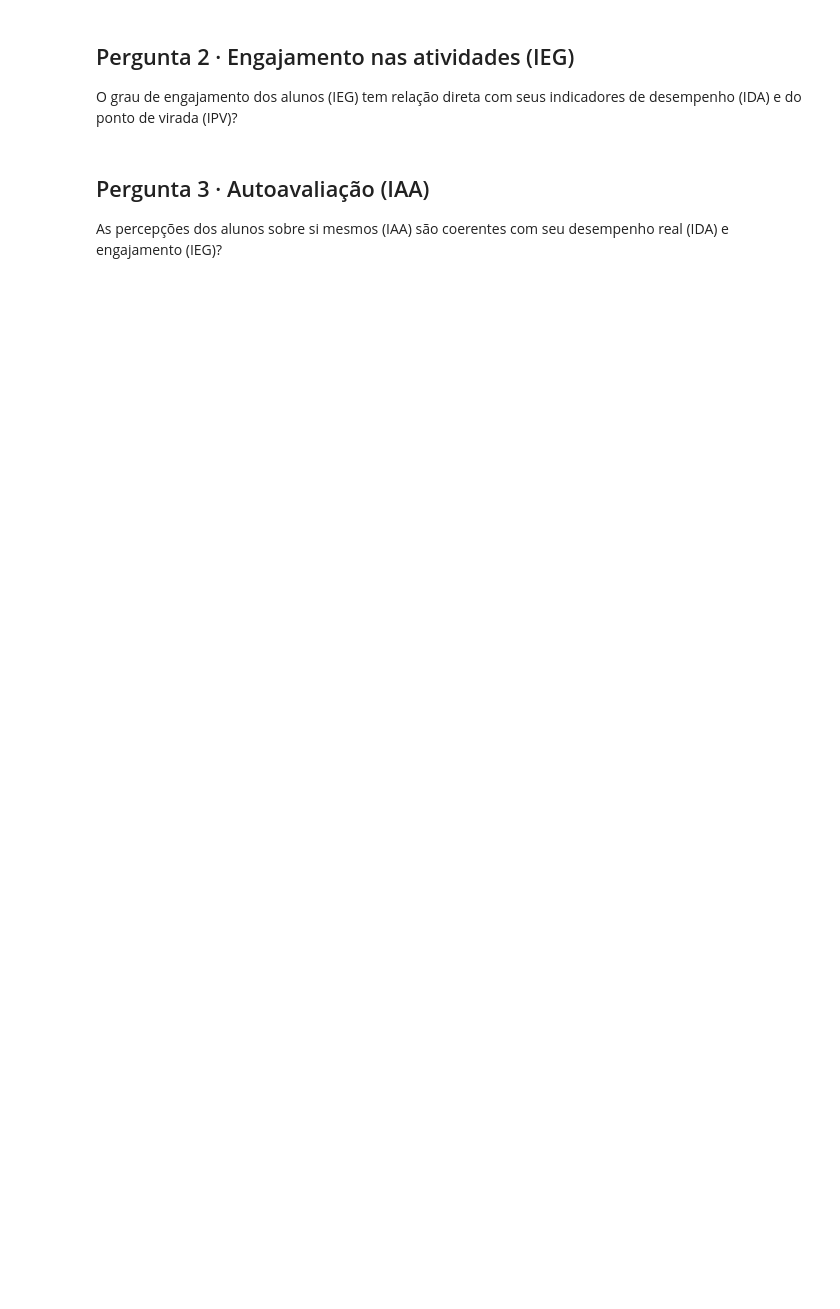
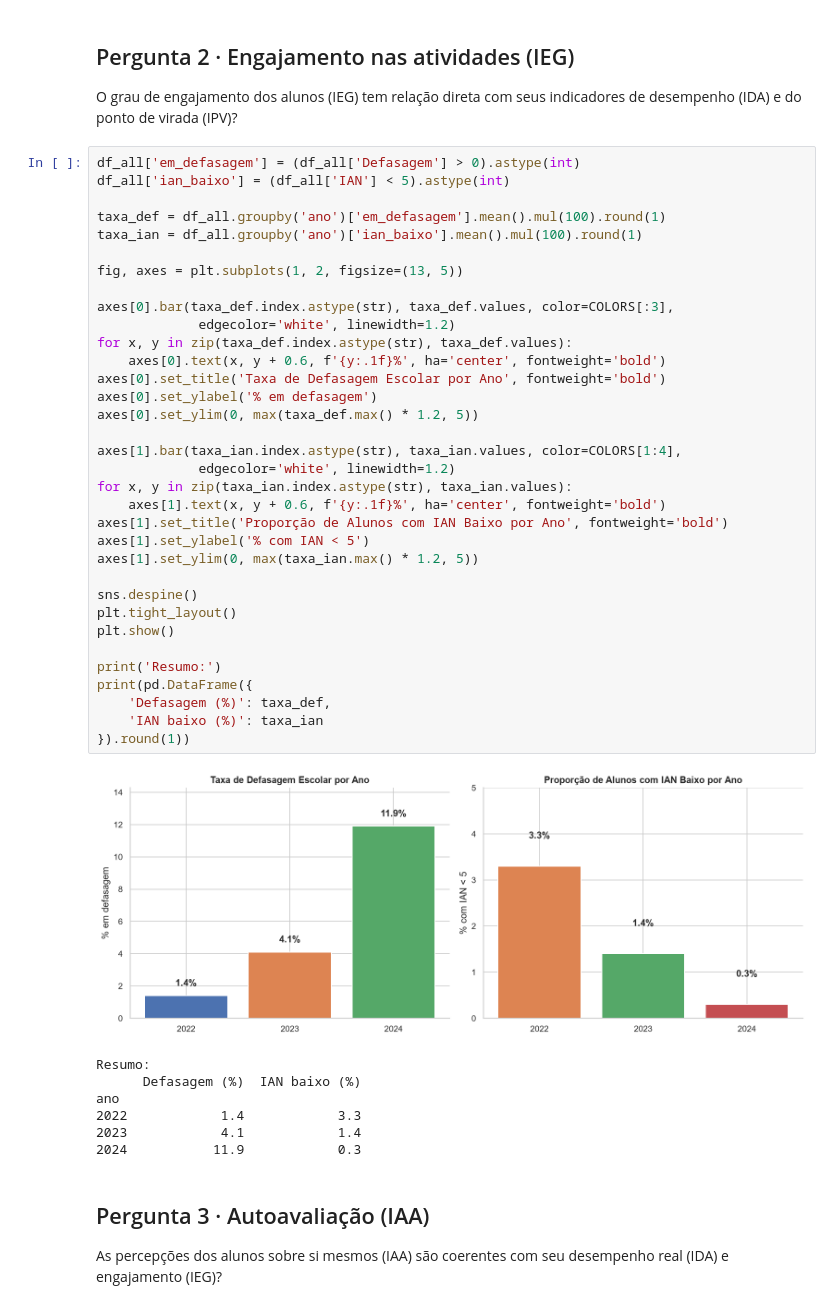
Before and after one commit to Jonathan-Paixao/datathon-fiap, a Jupyter notebook: eda/EDA_PassosMagicos.ipynb, the cells around one changed output. Saved outputs shown, nothing was run; the diff lists cells and outputs as text; blank space fills up the shorter version.

```diff
--- a/eda/EDA_PassosMagicos.ipynb
+++ b/eda/EDA_PassosMagicos.ipynb
@@ -221,6 +254,48 @@ fig, axes = plt.subplots(1, 2, figsize=(14, 5))
 ## Pergunta 2 · Engajamento nas atividades (IEG)
 
 O grau de engajamento dos alunos (IEG) tem relação direta com seus indicadores de desempenho (IDA) e do ponto de virada (IPV)?
+# %%
+df_all['em_defasagem'] = (df_all['Defasagem'] > 0).astype(int)
+df_all['ian_baixo'] = (df_all['IAN'] < 5).astype(int)
+
+taxa_def = df_all.groupby('ano')['em_defasagem'].mean().mul(100).round(1)
+taxa_ian = df_all.groupby('ano')['ian_baixo'].mean().mul(100).round(1)
+
+fig, axes = plt.subplots(1, 2, figsize=(13, 5))
+
+axes[0].bar(taxa_def.index.astype(str), taxa_def.values, color=COLORS[:3],
+             edgecolor='white', linewidth=1.2)
+for x, y in zip(taxa_def.index.astype(str), taxa_def.values):
+    axes[0].text(x, y + 0.6, f'{y:.1f}%', ha='center', fontweight='bold')
+axes[0].set_title('Taxa de Defasagem Escolar por Ano', fontweight='bold')
+axes[0].set_ylabel('% em defasagem')
+axes[0].set_ylim(0, max(taxa_def.max() * 1.2, 5))
+
+axes[1].bar(taxa_ian.index.astype(str), taxa_ian.values, color=COLORS[1:4],
+             edgecolor='white', linewidth=1.2)
+for x, y in zip(taxa_ian.index.astype(str), taxa_ian.values):
+    axes[1].text(x, y + 0.6, f'{y:.1f}%', ha='center', fontweight='bold')
+axes[1].set_title('Proporção de Alunos com IAN Baixo por Ano', fontweight='bold')
+axes[1].set_ylabel('% com IAN < 5')
+axes[1].set_ylim(0, max(taxa_ian.max() * 1.2, 5))
+
+sns.despine()
+plt.tight_layout()
+plt.show()
+
+print('Resumo:')
+print(pd.DataFrame({
+    'Defasagem (%)': taxa_def,
+    'IAN baixo (%)': taxa_ian
+}).round(1))
+# %% [output]
+[figure, added]
+Resumo:
+      Defasagem (%)  IAN baixo (%)
+ano
+2022            1.4            3.3
+2023            4.1            1.4
+2024           11.9            0.3
 # %% [markdown]
 ## Pergunta 3 · Autoavaliação (IAA)
 
```
Also changed, not shown: parts of 7 cells of this notebook.
